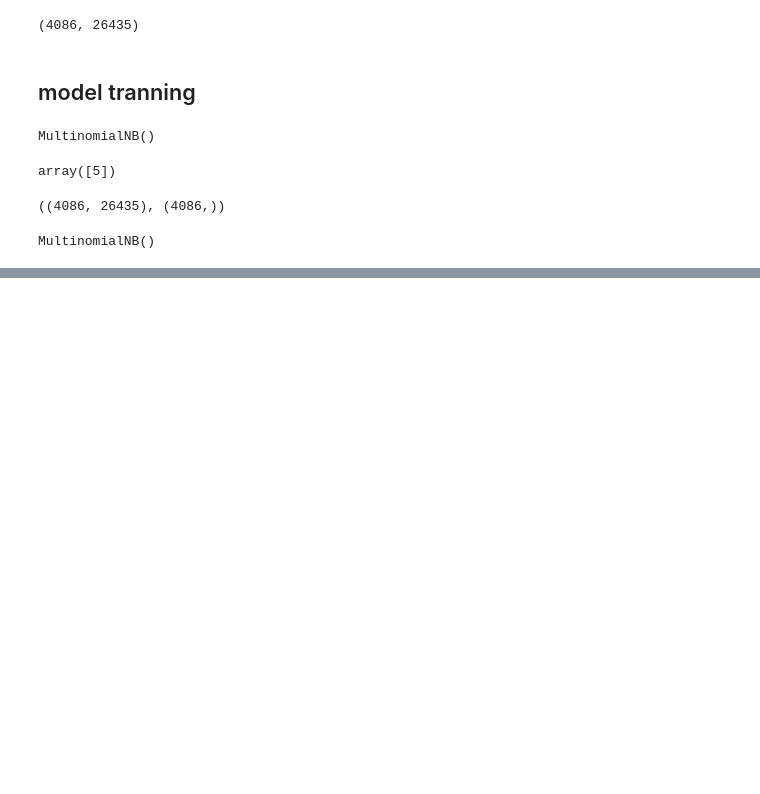
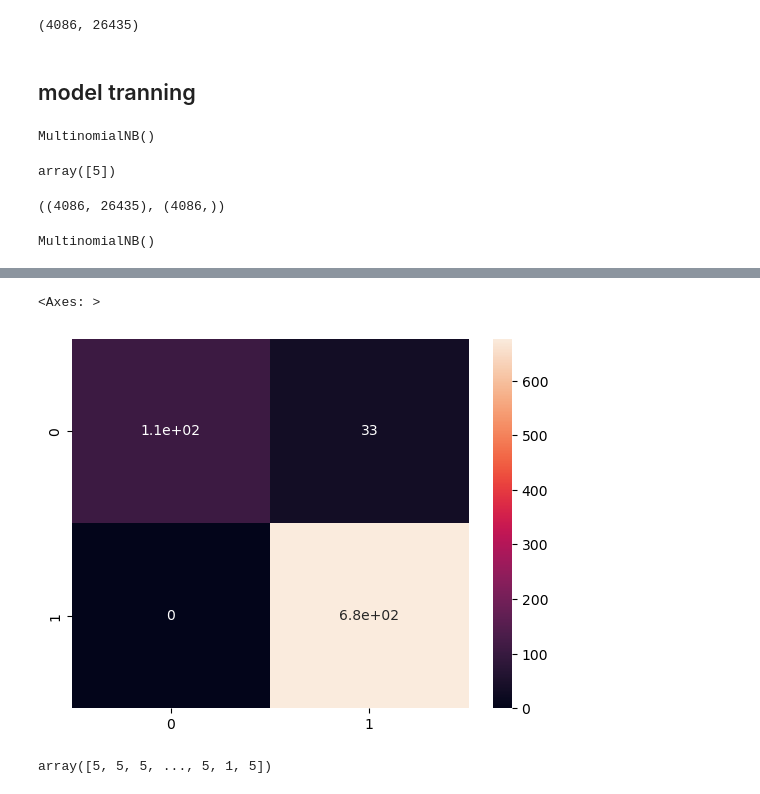
Before and after one commit to sanjip1203/Yelp_review, a Jupyter notebook: yelp_classification.ipynb, the cells around one changed output, grey strips where cells are left out. Drawn from its saved outputs; the diff is of its cells as text; code cells hidden in the pictures; blank space fills up the shorter version.

```diff
--- a/yelp_classification.ipynb
+++ b/yelp_classification.ipynb
@@ -415,0 +418,4 @@ MultinomialNB()
+# %%
+from sklearn.metrics import classification_report,confusion_matrix
+y_predict_train = NB_classifier.predict(X_train)
+y_predict_train
@@ -415,0 +440,11 @@ MultinomialNB()
+# %%
+cm = confusion_matrix(y_train,y_predict_train)
+sns.heatmap(cm,annot=True)
+# %% [output]
+<Axes: >
+[figure, added]
+# %%
+y_predict_test = NB_classifier.predict(X_test)
+y_predict_test
+# %% [output]
+array([5, 5, 5, ..., 5, 1, 5])
```
Also changed, not shown: parts of 14 cells of this notebook.
